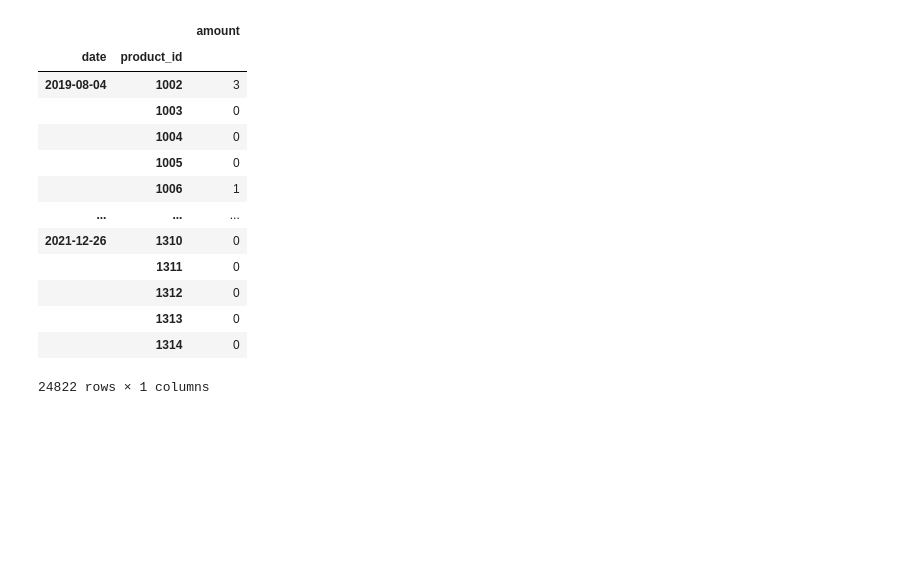
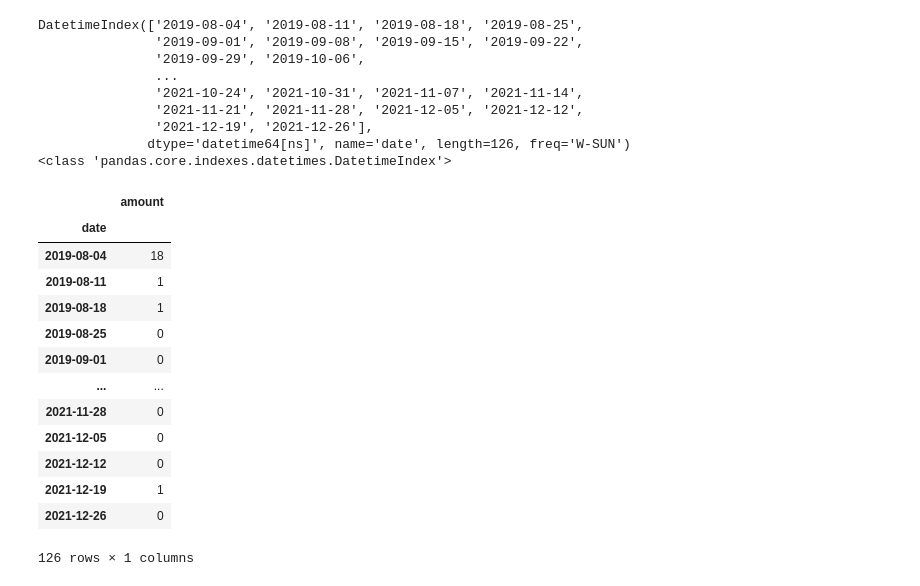
Before and after one commit to vladkyr/ium-21z, a Jupyter notebook: notebooks/arima_testing.ipynb, the cells around one changed output. Saved outputs shown, nothing was run; the diff lists cells and outputs as text; code cells hidden in the pictures; blank space fills up the shorter version.

```diff
--- a/notebooks/arima_testing.ipynb
+++ b/notebooks/arima_testing.ipynb
@@ -54,20 +57,32 @@ df.plot(y='amount',use_index=True)
-# %%
-df
-# %% [output]
-|  |  | amount |
-| date | product_id |  |
-| 2019-08-04 | 1002 | 3 |
-|  | 1003 | 0 |
-|  | 1004 | 0 |
-|  | 1005 | 0 |
-|  | 1006 | 1 |
-| ... | ... | ... |
-| 2021-12-26 | 1310 | 0 |
-|  | 1311 | 0 |
-|  | 1312 | 0 |
-|  | 1313 | 0 |
-|  | 1314 | 0 |
-24822 rows × 1 columns
+# %%
+df.index = df.index.get_level_values(0)
+print(df.index)
+print(type(df.index))
+df
+# %% [output]
+DatetimeIndex(['2019-08-04', '2019-08-11', '2019-08-18', '2019-08-25',
+               '2019-09-01', '2019-09-08', '2019-09-15', '2019-09-22',
+               '2019-09-29', '2019-10-06',
+               ...
+               '2021-10-24', '2021-10-31', '2021-11-07', '2021-11-14',
+               '2021-11-21', '2021-11-28', '2021-12-05', '2021-12-12',
+               '2021-12-19', '2021-12-26'],
+              dtype='datetime64[ns]', name='date', length=126, freq='W-SUN')
+<class 'pandas.core.indexes.datetimes.DatetimeIndex'>
+|  | amount |
+| date |  |
+| 2019-08-04 | 18 |
+| 2019-08-11 | 1 |
+| 2019-08-18 | 1 |
+| 2019-08-25 | 0 |
+| 2019-09-01 | 0 |
+| ... | ... |
+| 2021-11-28 | 0 |
+| 2021-12-05 | 0 |
+| 2021-12-12 | 0 |
+| 2021-12-19 | 1 |
+| 2021-12-26 | 0 |
+126 rows × 1 columns
 # %%
 rcParams['figure.figsize'] = 18, 8
 decomposition = sm.tsa.seasonal_decompose(df, model='additive')
```
Also changed, not shown: parts of 13 cells of this notebook.
